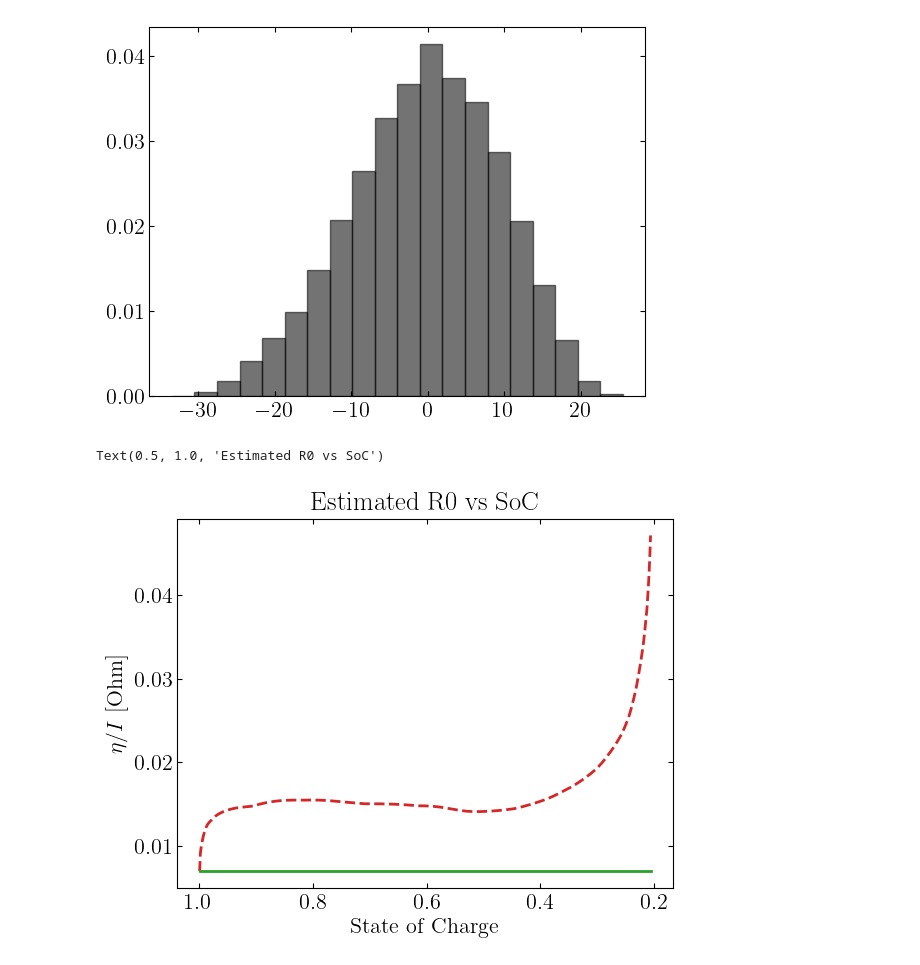
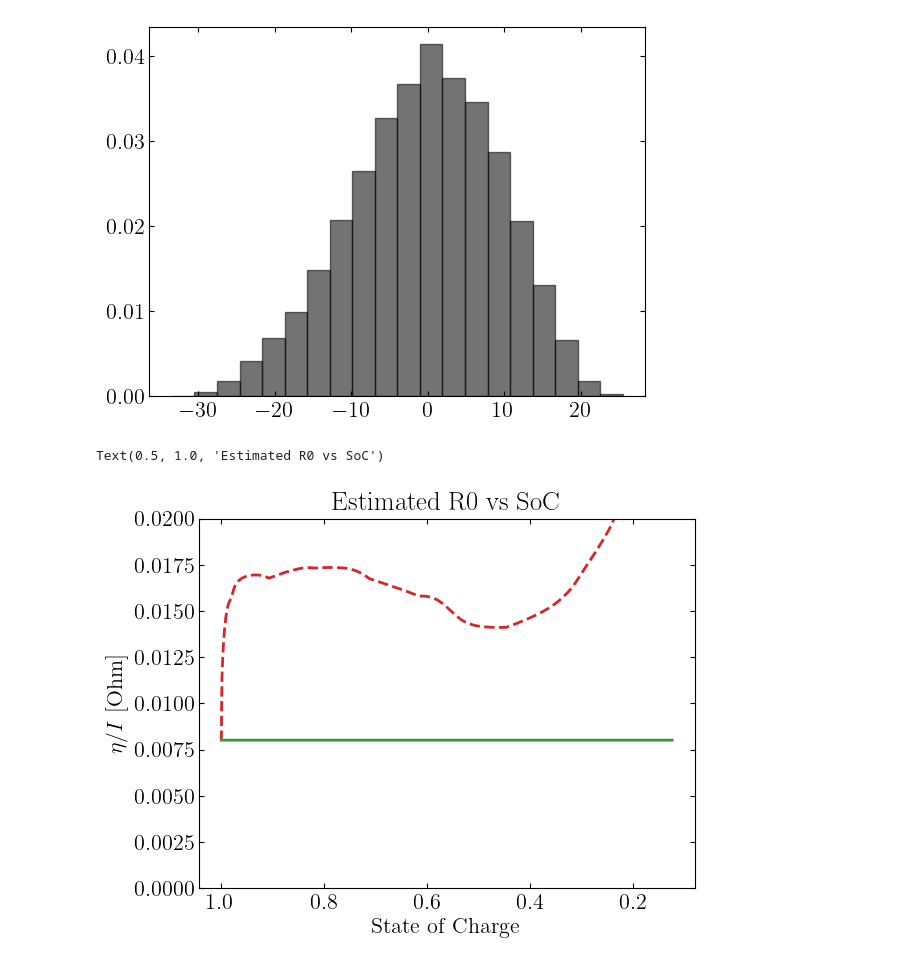
Before and after one commit to j-haralds/MSc_thesis, a Jupyter notebook: program/5_Multi/1_JH_symbol_multi.ipynb, the cells around one changed output. Saved outputs shown, nothing was run; the diff lists cells and outputs as text; code cells hidden in the pictures.

```diff
--- a/program/5_Multi/1_JH_symbol_multi.ipynb
+++ b/program/5_Multi/1_JH_symbol_multi.ipynb
@@ -288,14 +290,16 @@ plt.show()
 # %% [output]
 [figure]
 # %%
-plot_idx = 6
+plot_idx = 8
+
 plt.plot(data['soc'][data['trajectory'] == plot_idx], -data['eta'][data['trajectory'] == plot_idx] / data['I'][data['trajectory'] == plot_idx], '--', color = colors[1], lw = 2,alpha=1)
 plt.plot(data['soc'][data['trajectory'] == plot_idx], model.predict(np.vstack((data['u'][data['trajectory'] == plot_idx], data['I'][data['trajectory'] == plot_idx])).T), '-', color = colors[2], lw = 2,alpha=1)
 
+plt.ylim(0.0,.02)
 plt.gca().invert_xaxis()
 plt.xlabel('State of Charge')
 plt.ylabel(r'$\eta / I$ [Ohm]')
 plt.title('Estimated R0 vs SoC')
 # %% [output]
 Text(0.5, 1.0, 'Estimated R0 vs SoC')
-[figure, old version]
+[figure, new version]
```
Also changed, not shown: parts of 3 cells of this notebook, 4 other files.
